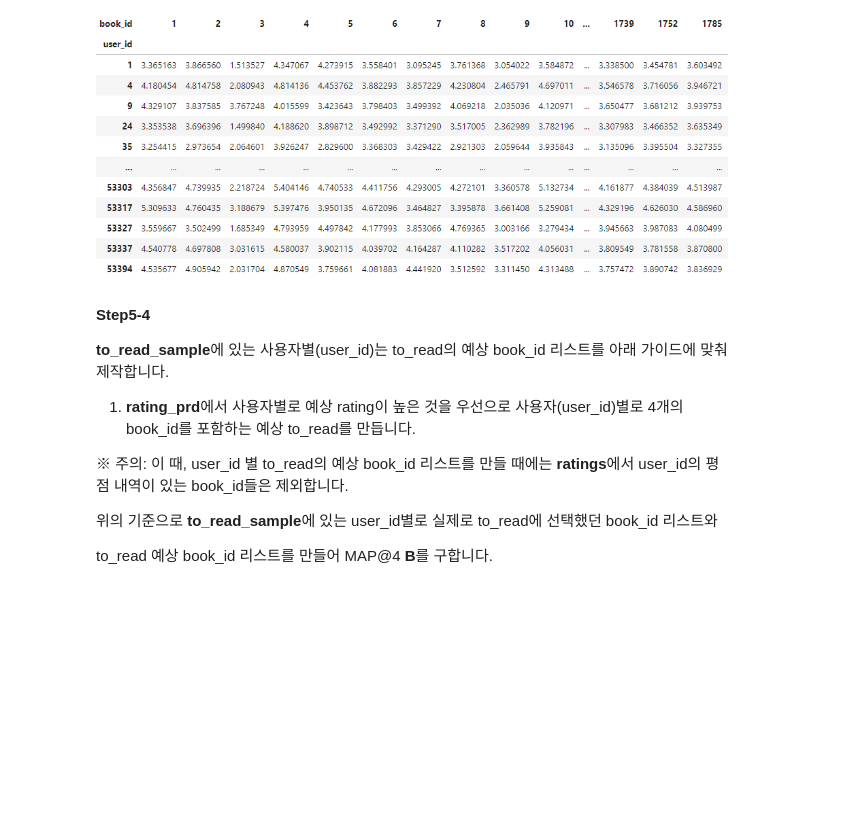
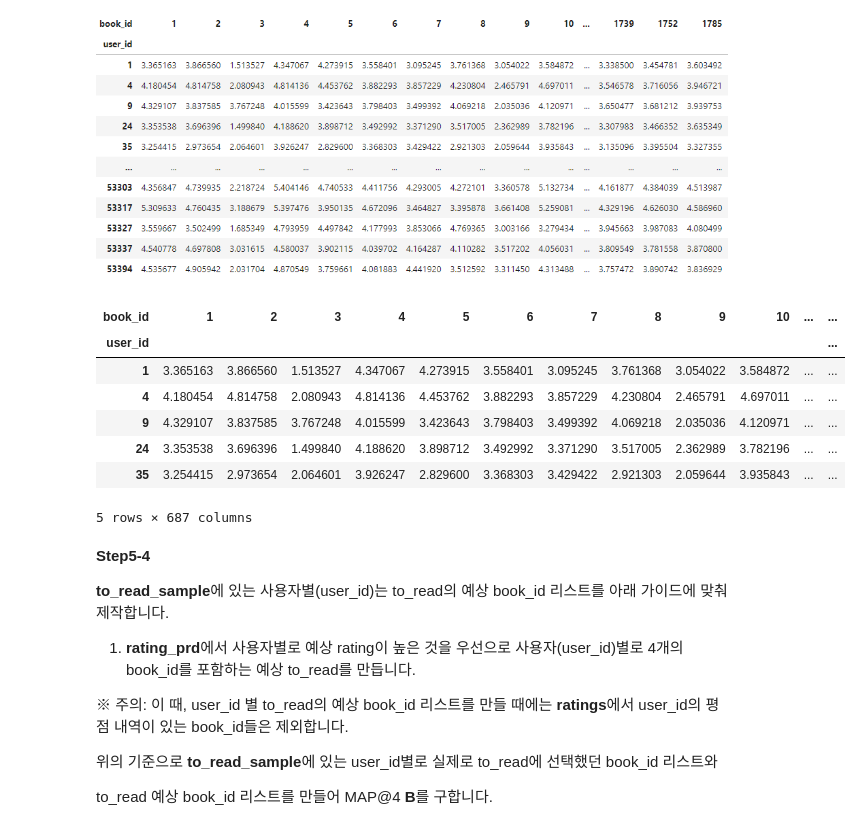
Before and after one commit to sunkusun9/DS_prob1_2510, a Jupyter notebook: prob_solution.ipynb, the cells around one changed output. Cells and saved outputs as stored; diff of their text form; code cells hidden in the pictures; blank space fills up the shorter version.

```diff
--- a/prob_solution.ipynb
+++ b/prob_solution.ipynb
@@ -1926,6 +2013,18 @@ $rating(user\_id, book\_id) = b(book\_id, 0) \cdot u(user\_id, 0) + b(book\_id,
 **ratings_prd**의 크기는 4990 x 687입니다.
 # %% [markdown]
 ![image.png](embedded-picture-1)
+# %%
+df_ratings_prd = df_user_coef.rename(columns = lambda x: x[1:]).dot(df_book_coef.rename(columns = lambda x: x[1:]).T)
+df_ratings_prd.head()
+# %% [output]
+| book_id | 1 | 2 | 3 | 4 | 5 | 6 | 7 | 8 | 9 | 10 | ... | ... |
+| user_id |  |  |  |  |  |  |  |  |  |  |  | ... |
+| 1 | 3.365163 | 3.866560 | 1.513527 | 4.347067 | 4.273915 | 3.558401 | 3.095245 | 3.761368 | 3.054022 | 3.584872 | ... | ... |
+| 4 | 4.180454 | 4.814758 | 2.080943 | 4.814136 | 4.453762 | 3.882293 | 3.857229 | 4.230804 | 2.465791 | 4.697011 | ... | ... |
+| 9 | 4.329107 | 3.837585 | 3.767248 | 4.015599 | 3.423643 | 3.798403 | 3.499392 | 4.069218 | 2.035036 | 4.120971 | ... | ... |
+| 24 | 3.353538 | 3.696396 | 1.499840 | 4.188620 | 3.898712 | 3.492992 | 3.371290 | 3.517005 | 2.362989 | 3.782196 | ... | ... |
+| 35 | 3.254415 | 2.973654 | 2.064601 | 3.926247 | 2.829600 | 3.368303 | 3.429422 | 2.921303 | 2.059644 | 3.935843 | ... | ... |
+5 rows × 687 columns
 # %% [markdown]
 **Step5-4**
 
```
Also changed, not shown: parts of 27 cells of this notebook.
